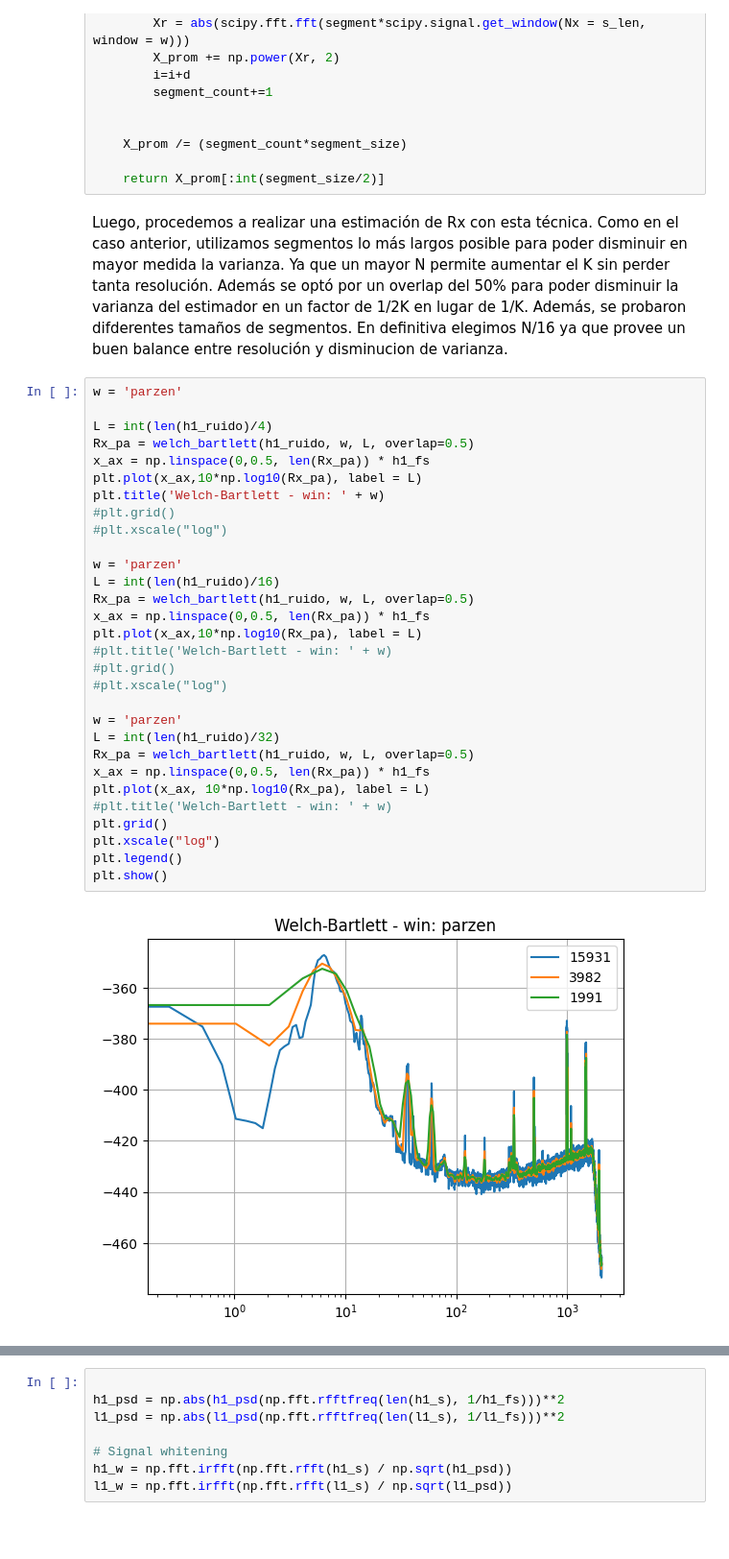
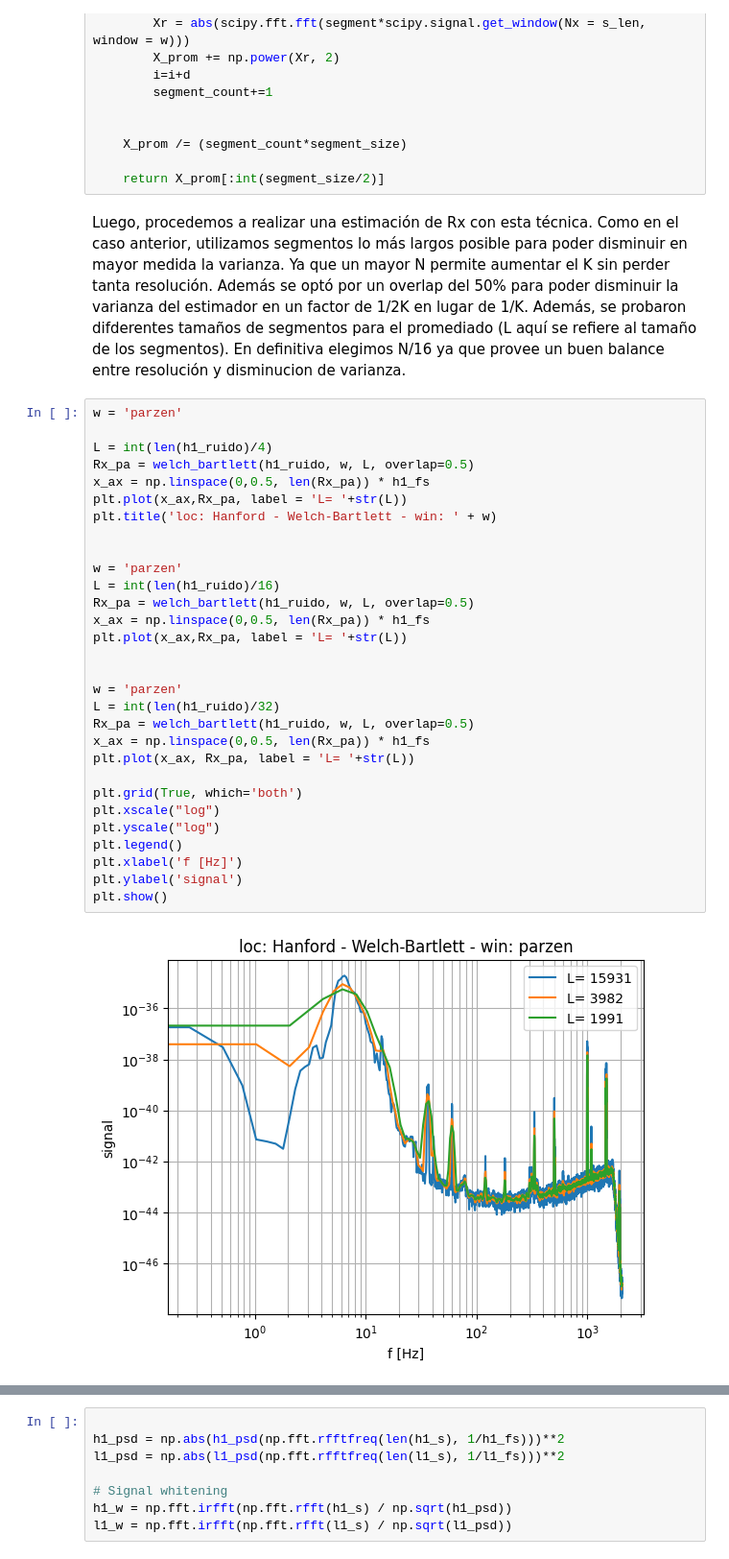
Before and after one commit to JBatRey/Procesamiento-Adaptativo-de-Se-ales-Aleatorias, a Jupyter notebook: TP1.ipynb, the cells around one changed output, grey strips where cells are left out. Shown at 96% size. Drawn from its saved outputs; the diff is of its cells as text; blank space fills up the shorter version.

```diff
--- a/TP1.ipynb
+++ b/TP1.ipynb
@@ -315,36 +461,36 @@ def welch_bartlett(signal, w, segment_size, overlap = 0):
 
     return X_prom[:int(segment_size/2)]
 # %% [markdown]
-Luego, procedemos a realizar una estimación de Rx con esta técnica. Como en el caso anterior, utilizamos segmentos lo más largos posible para poder disminuir en mayor medida la varianza. Ya que un mayor N permite aumentar el K sin perder tanta resolución. Además se optó por un overlap del 50% para poder disminuir la varianza del estimador en un factor de  1/2K en lugar de 1/K. Además, se probaron difderentes tamaños de segmentos. En definitiva elegimos N/16 ya que provee un buen balance entre resolución y disminucion de varianza.
+Luego, procedemos a realizar una estimación de Rx con esta técnica. Como en el caso anterior, utilizamos segmentos lo más largos posible para poder disminuir en mayor medida la varianza. Ya que un mayor N permite aumentar el K sin perder tanta resolución. Además se optó por un overlap del 50% para poder disminuir la varianza del estimador en un factor de  1/2K en lugar de 1/K. Además, se probaron difderentes tamaños de segmentos para el promediado (L aquí se refiere al tamaño de los segmentos). En definitiva elegimos N/16 ya que provee un buen balance entre resolución y disminucion de varianza.
 # %%
 w = 'parzen'
 
 L = int(len(h1_ruido)/4)
 Rx_pa = welch_bartlett(h1_ruido, w, L, overlap=0.5)
 x_ax = np.linspace(0,0.5, len(Rx_pa)) * h1_fs
-plt.plot(x_ax,10*np.log10(Rx_pa), label = L)
-plt.title('Welch-Bartlett - win: ' + w)
-#plt.grid()
-#plt.xscale("log")
+plt.plot(x_ax,Rx_pa, label = 'L= '+str(L))
+plt.title('loc: Hanford - Welch-Bartlett - win: ' + w)
+
 
 w = 'parzen'
 L = int(len(h1_ruido)/16)
 Rx_pa = welch_bartlett(h1_ruido, w, L, overlap=0.5)
 x_ax = np.linspace(0,0.5, len(Rx_pa)) * h1_fs
-plt.plot(x_ax,10*np.log10(Rx_pa), label = L)
-#plt.title('Welch-Bartlett - win: ' + w)
-#plt.grid()
-#plt.xscale("log")
+plt.plot(x_ax,Rx_pa, label = 'L= '+str(L))
+
 
 w = 'parzen'
 L = int(len(h1_ruido)/32)
 Rx_pa = welch_bartlett(h1_ruido, w, L, overlap=0.5)
 x_ax = np.linspace(0,0.5, len(Rx_pa)) * h1_fs
-plt.plot(x_ax, 10*np.log10(Rx_pa), label = L)
-#plt.title('Welch-Bartlett - win: ' + w)
-plt.grid()
+plt.plot(x_ax, Rx_pa, label = 'L= '+str(L))
+
+plt.grid(True, which='both')
 plt.xscale("log")
+plt.yscale("log")
 plt.legend()
+plt.xlabel('f [Hz]')
+plt.ylabel('signal')
 plt.show()
 # %% [output]
-[figure, old version]
+[figure, new version]
```
Also changed, not shown: parts of 50 cells of this notebook, 1 other file.
